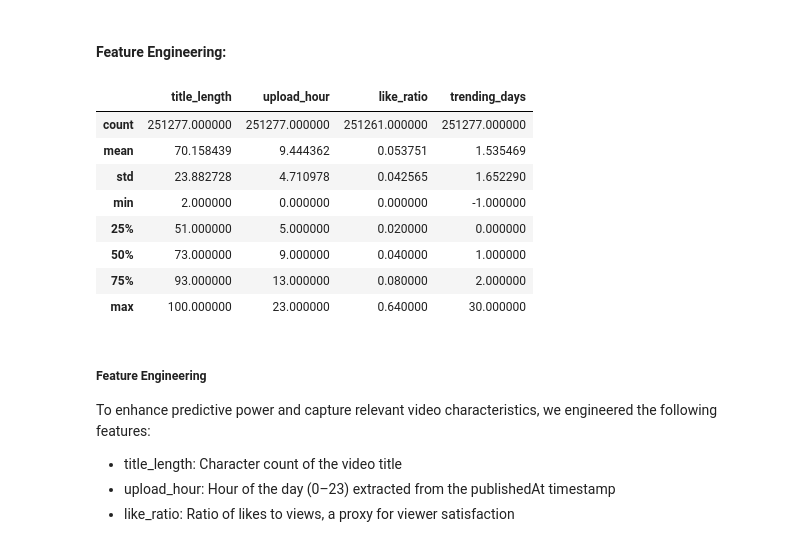
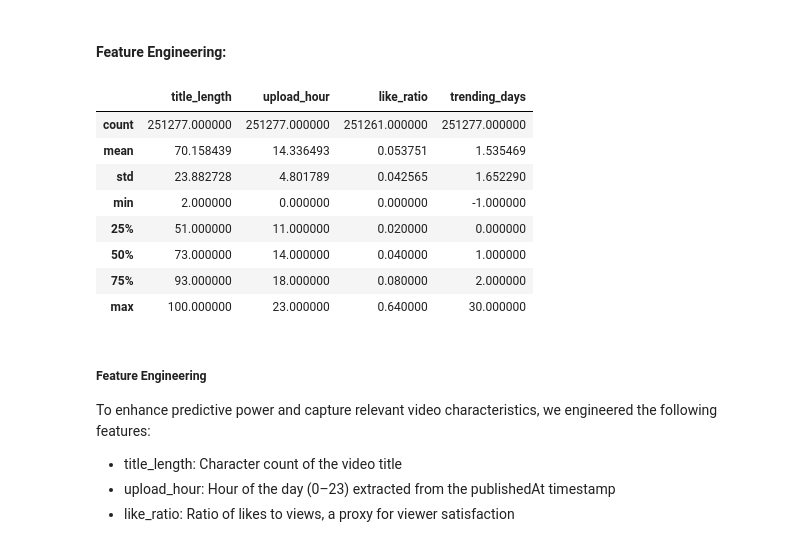
Before and after one commit to INFO-523-SU25/final-project-marimuthu, a Jupyter notebook: code/eda_modelling.ipynb, the cells around one changed output. Cells and saved outputs as stored; diff of their text form; code cells hidden in the pictures.

```diff
--- a/code/eda_modelling.ipynb
+++ b/code/eda_modelling.ipynb
@@ -93,38 +98,38 @@ Since all relevant columns for feature engineering (e.g., title, publishedAt, vi
 # %%
 # Feature Engineering
 
 df_fe = df.copy()
 
 #  Title length
 df_fe['title_length'] = df_fe['title'].apply(len)
 
 # Upload hour from publishedAt
 df_fe['publishedAt'] = pd.to_datetime(df_fe['publishedAt'], errors='coerce')
 # Convert UTC to IST
 df_fe['publishedAt_IST'] = pd.to_datetime(df_fe['publishedAt'], utc=True).dt.tz_convert('Asia/Kolkata')
-df_fe['upload_hour'] = df_fe['publishedAt'].dt.hour
+df_fe['upload_hour'] = df_fe['publishedAt_IST'].dt.hour
 
 # Like ratio
 df_fe['like_ratio'] = df_fe['likes'] / df_fe['view_count']
 df_fe['like_ratio'] = df_fe['like_ratio'].replace([np.inf, -np.inf], np.nan).round(2)
 
 # Convert trending_date to datetime
 df_fe['trending_date'] = pd.to_datetime(df_fe['trending_date'], errors='coerce')
 
 # 5. Trending duration
 df_fe['trending_days'] = (df_fe['trending_date'] - df_fe['publishedAt']).dt.days
 
 # Quick summary of new features
 df_fe[['title_length', 'upload_hour', 'like_ratio', 'trending_days']].describe()
 # %% [output]
 |  | title_length | upload_hour | like_ratio | trending_days |
 | count | 251277.000000 | 251277.000000 | 251261.000000 | 251277.000000 |
-| mean | 70.158439 | 9.444362 | 0.053751 | 1.535469 |
-| std | 23.882728 | 4.710978 | 0.042565 | 1.652290 |
+| mean | 70.158439 | 14.336493 | 0.053751 | 1.535469 |
+| std | 23.882728 | 4.801789 | 0.042565 | 1.652290 |
 | min | 2.000000 | 0.000000 | 0.000000 | -1.000000 |
-| 25% | 51.000000 | 5.000000 | 0.020000 | 0.000000 |
-| 50% | 73.000000 | 9.000000 | 0.040000 | 1.000000 |
-| 75% | 93.000000 | 13.000000 | 0.080000 | 2.000000 |
+| 25% | 51.000000 | 11.000000 | 0.020000 | 0.000000 |
+| 50% | 73.000000 | 14.000000 | 0.040000 | 1.000000 |
+| 75% | 93.000000 | 18.000000 | 0.080000 | 2.000000 |
 | max | 100.000000 | 23.000000 | 0.640000 | 30.000000 |
 # %% [markdown]
 ##### Feature Engineering
```
Also changed, not shown: parts of 14 cells of this notebook, 47 other files.
